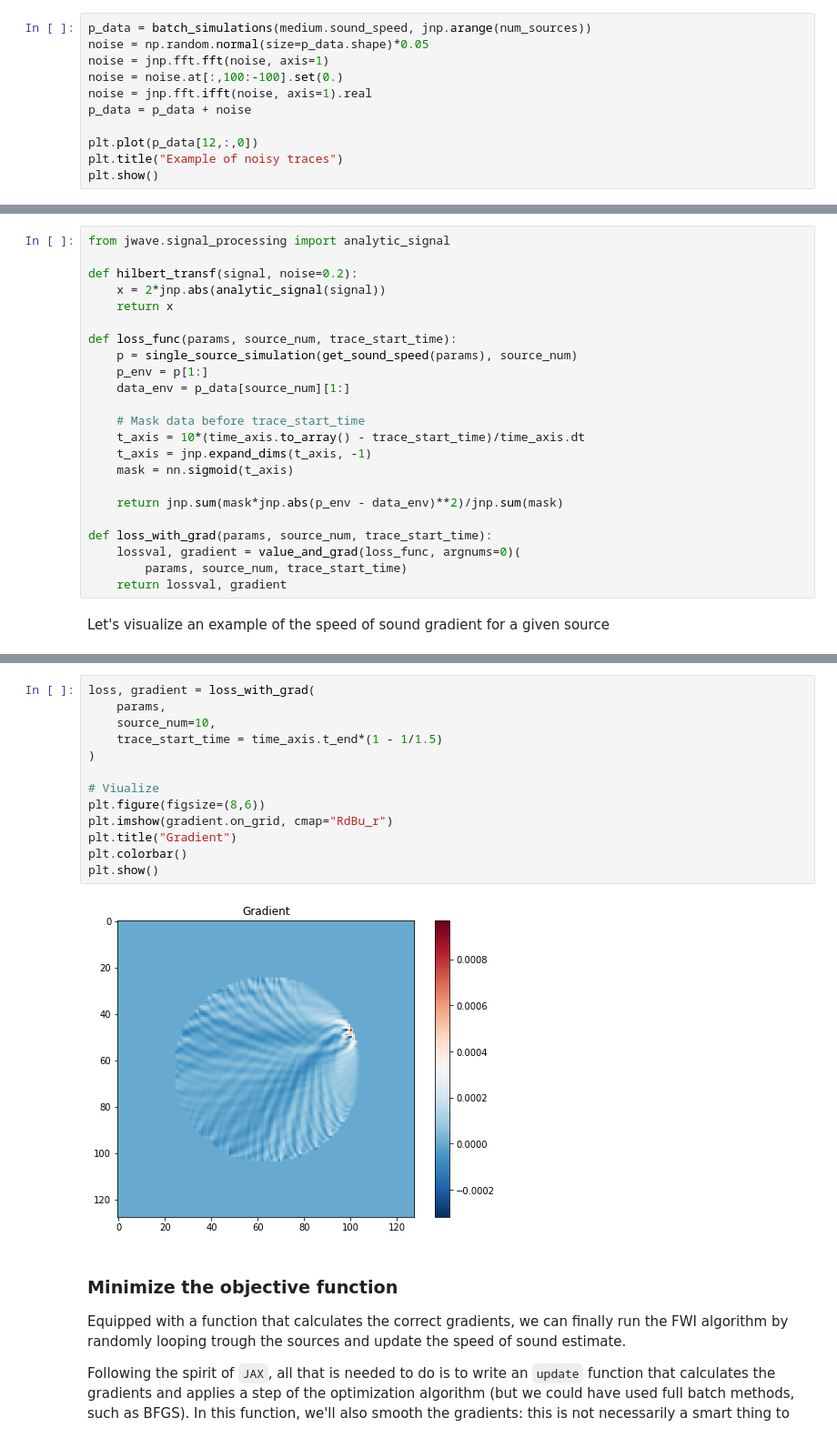
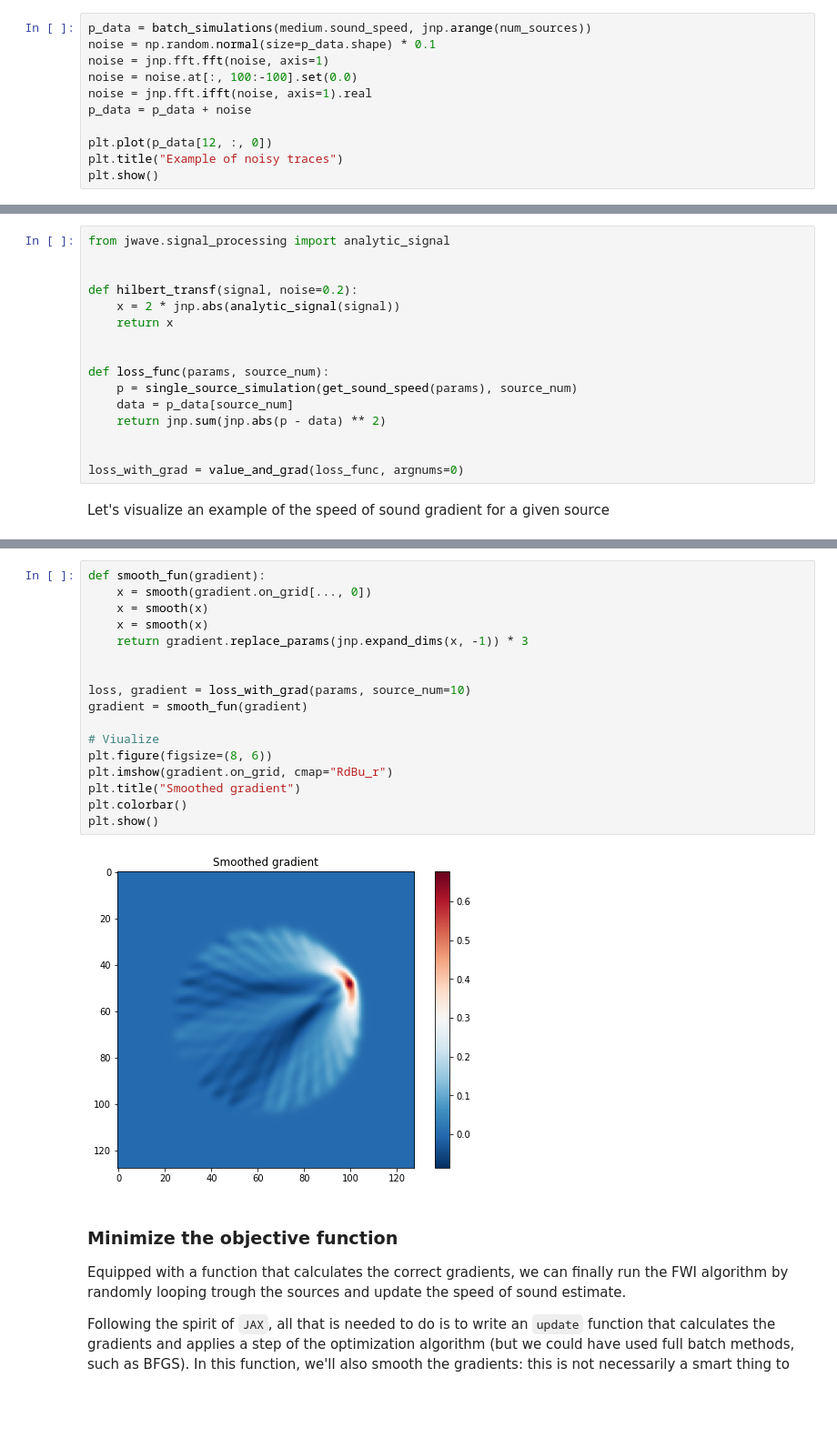
Before and after one commit to ucl-bug/jwave, a Jupyter notebook: docs/notebooks/time_varying/FWI.ipynb, the cells around one changed output, grey strips where cells are left out. Shown at 91% size. Saved outputs shown, nothing was run; the diff lists cells and outputs as text; blank space fills up the shorter version.

```diff
--- a/docs/notebooks/time_varying/FWI.ipynb
+++ b/docs/notebooks/time_varying/FWI.ipynb
@@ -150,13 +154,13 @@ batch_simulations(medium.sound_speed, jnp.arange(num_sources)).block_until_ready
 At last, let's add some coloured noise to the data that we'll use for inversion.
 # %%
 p_data = batch_simulations(medium.sound_speed, jnp.arange(num_sources))
-noise = np.random.normal(size=p_data.shape)*0.05
+noise = np.random.normal(size=p_data.shape) * 0.1
 noise = jnp.fft.fft(noise, axis=1)
-noise = noise.at[:,100:-100].set(0.)
+noise = noise.at[:, 100:-100].set(0.0)
 noise = jnp.fft.ifft(noise, axis=1).real
 p_data = p_data + noise
 
-plt.plot(p_data[12,:,0])
+plt.plot(p_data[12, :, 0])
 plt.title("Example of noisy traces")
 plt.show()
 # %% [output]
@@ -189,26 +195,19 @@ Lastly, let's define the loss function. We'll use the standard MSE loss on the r
 # %%
 from jwave.signal_processing import analytic_signal
 
+
 def hilbert_transf(signal, noise=0.2):
-    x = 2*jnp.abs(analytic_signal(signal))
+    x = 2 * jnp.abs(analytic_signal(signal))
     return x
 
-def loss_func(params, source_num, trace_start_time):
+
+def loss_func(params, source_num):
     p = single_source_simulation(get_sound_speed(params), source_num)
-    p_env = p[1:]
-    data_env = p_data[source_num][1:]
+    data = p_data[source_num]
+    return jnp.sum(jnp.abs(p - data) ** 2)
 
-    # Mask data before trace_start_time
-    t_axis = 10*(time_axis.to_array() - trace_start_time)/time_axis.dt
-    t_axis = jnp.expand_dims(t_axis, -1)
-    mask = nn.sigmoid(t_axis)
 
-    return jnp.sum(mask*jnp.abs(p_env - data_env)**2)/jnp.sum(mask)
-
-def loss_with_grad(params, source_num, trace_start_time):
-    lossval, gradient = value_and_grad(loss_func, argnums=0)(
-        params, source_num, trace_start_time)
-    return lossval, gradient
+loss_with_grad = value_and_grad(loss_func, argnums=0)
 # %% [markdown]
 Let's visualize an example of the speed of sound gradient for a given source
 # %%
@@ -220,18 +219,22 @@ plt.plot(p_data[12,:,0])
 # %%
-loss, gradient = loss_with_grad(
-    params,
-    source_num=10,
-    trace_start_time = time_axis.t_end*(1 - 1/1.5)
-)
+def smooth_fun(gradient):
+    x = smooth(gradient.on_grid[..., 0])
+    x = smooth(x)
+    x = smooth(x)
+    return gradient.replace_params(jnp.expand_dims(x, -1)) * 3
+
+
+loss, gradient = loss_with_grad(params, source_num=10)
+gradient = smooth_fun(gradient)
 
 # Viualize
-plt.figure(figsize=(8,6))
+plt.figure(figsize=(8, 6))
 plt.imshow(gradient.on_grid, cmap="RdBu_r")
-plt.title("Gradient")
+plt.title("Smoothed gradient")
 plt.colorbar()
 plt.show()
 # %% [output]
-[figure, old version]
+[figure, new version]
 # %% [markdown]
 ### Minimize the objective function
 
```
Also changed, not shown: parts of 17 cells of this notebook, 24 other files.
